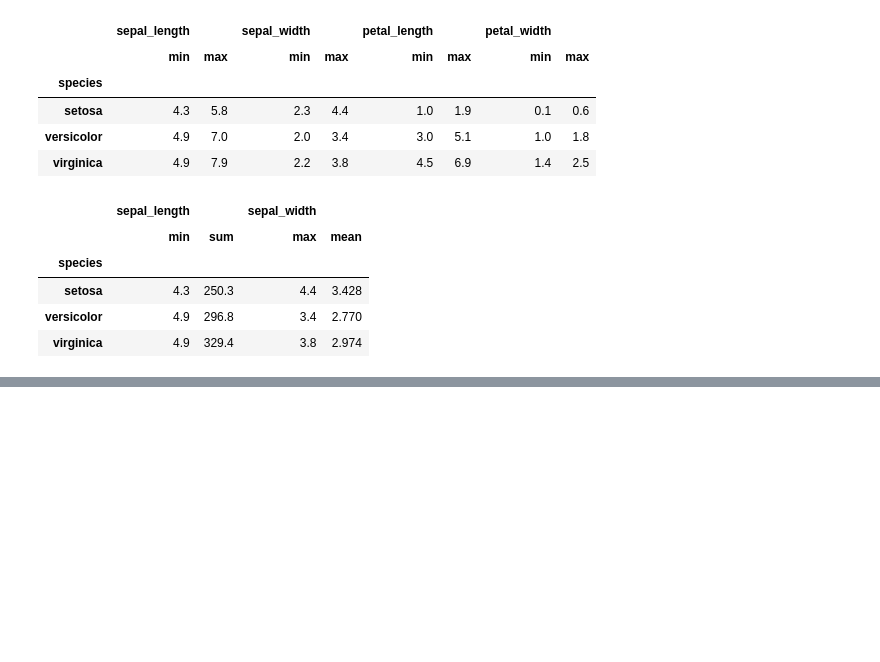
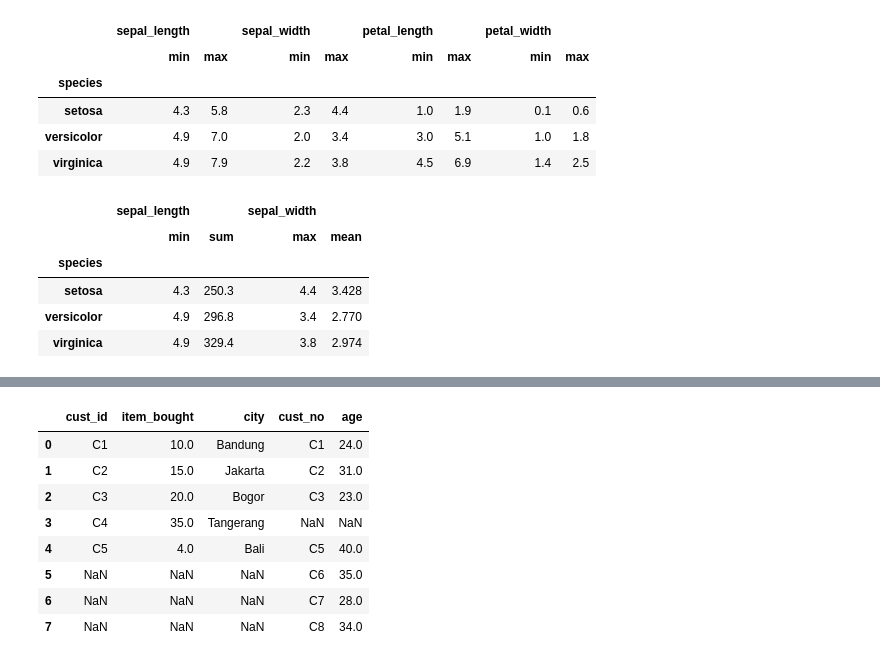
Before and after one commit to zanafiii/data-science-a-z, a Jupyter notebook: Part3_Working with Pandas & DataFrame.ipynb, the cells around one changed output, grey strips where cells are left out. Saved outputs shown, nothing was run; the diff lists cells and outputs as text; code cells hidden in the pictures; blank space fills up the shorter version.

Commit message:
add merge

```diff
--- a/Part3_Working with Pandas & DataFrame.ipynb
+++ b/Part3_Working with Pandas & DataFrame.ipynb
@@ -1004,0 +1007,8 @@ iris.groupby(["species"]).agg({"sepal_length": ["min","sum"], "sepal_width": ["m
+# %%
+df1 = pd.DataFrame({
+    "cust_id": ["C1","C2","C3","C4","C5"],
+    "item_bought": [10,15,20,35,4],
+    "city": ["Bandung","Jakarta","Bogor","Tangerang","Bali"]
+})
+
+df1
@@ -1004,0 +1022,7 @@ iris.groupby(["species"]).agg({"sepal_length": ["min","sum"], "sepal_width": ["m
+# %%
+df3 = pd.DataFrame({
+    "cust_no": ["C1","C2","C3","C5","C6","C7","C8"],
+    "age": [24,31,23,40,35,28,34]
+})
+
+df3
@@ -1004,0 +1077,12 @@ iris.groupby(["species"]).agg({"sepal_length": ["min","sum"], "sepal_width": ["m
+# %%
+df1.merge(df3, how = "outer", left_on = "cust_id", right_on = "cust_no")
+# %% [output]
+|  | cust_id | item_bought | city | cust_no | age |
+| 0 | C1 | 10.0 | Bandung | C1 | 24.0 |
+| 1 | C2 | 15.0 | Jakarta | C2 | 31.0 |
+| 2 | C3 | 20.0 | Bogor | C3 | 23.0 |
+| 3 | C4 | 35.0 | Tangerang | NaN | NaN |
+| 4 | C5 | 4.0 | Bali | C5 | 40.0 |
+| 5 | NaN | NaN | NaN | C6 | 35.0 |
+| 6 | NaN | NaN | NaN | C7 | 28.0 |
+| 7 | NaN | NaN | NaN | C8 | 34.0 |
```
Also changed, not shown: parts of 8 cells of this notebook.
